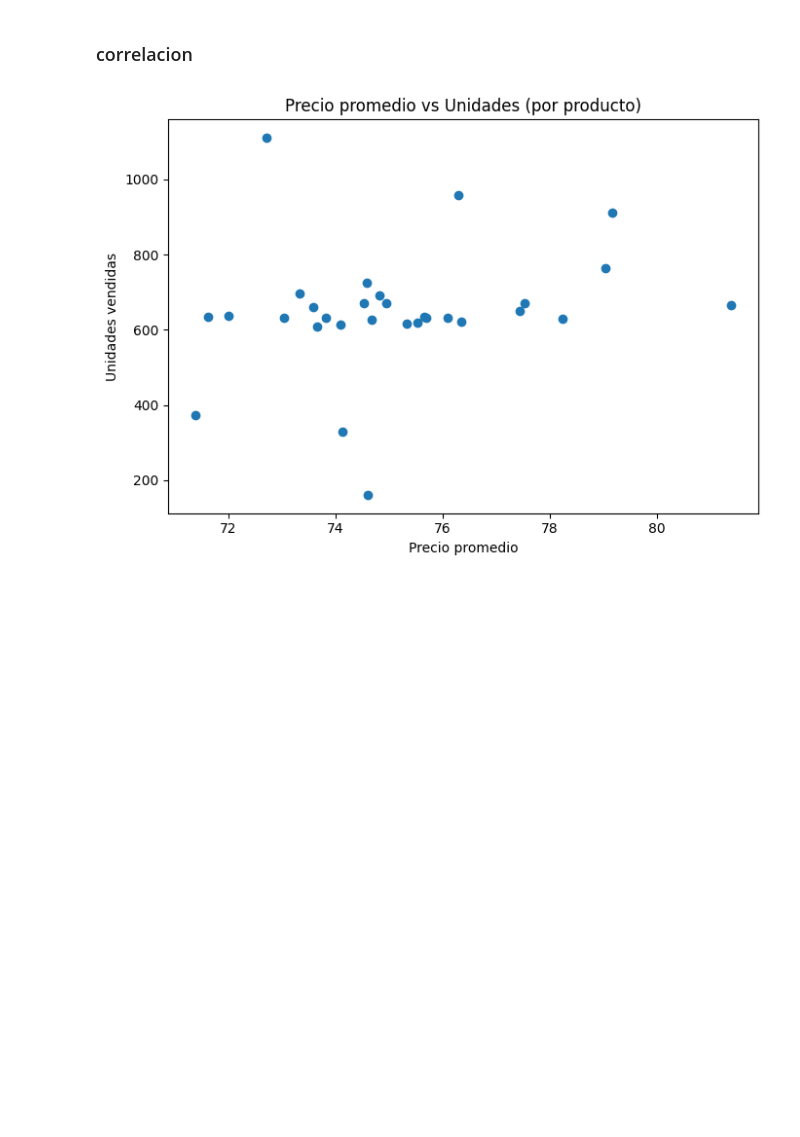
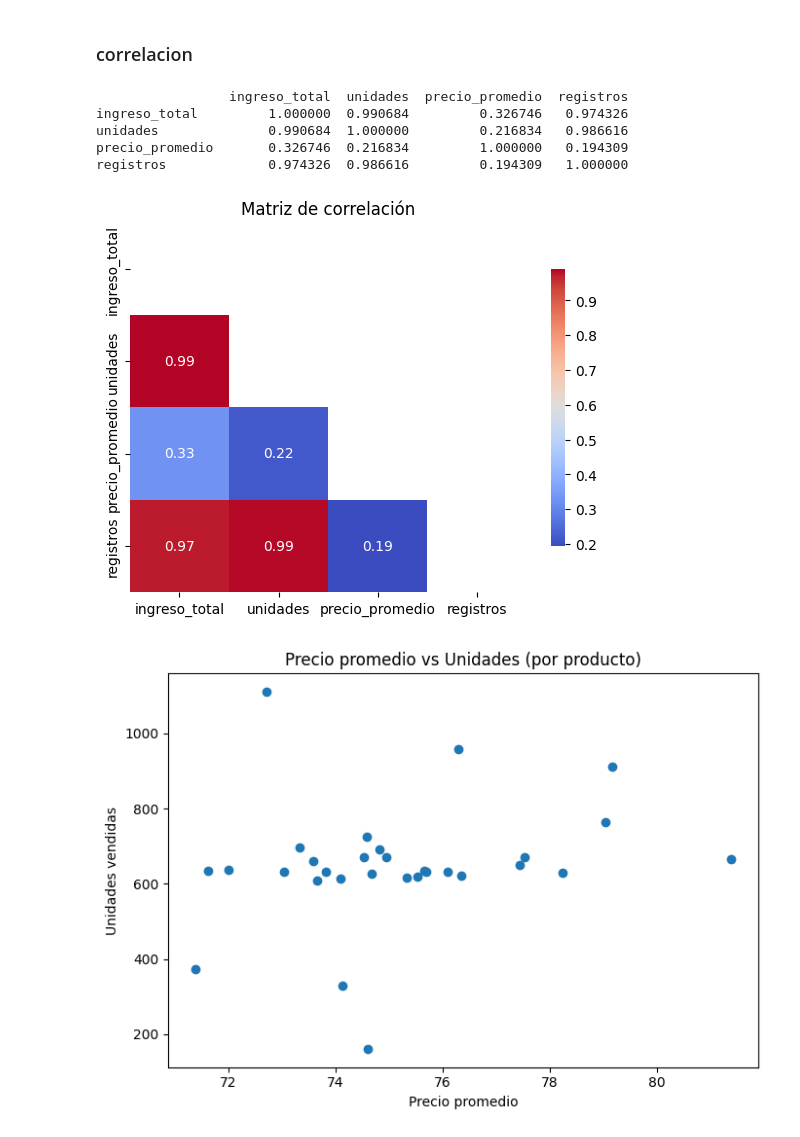
Before and after one commit to dataccounting/Sanvido-Gonzalo-comision-26252-TPI-data-analytics, a Jupyter notebook: Sanvido_Gonzalo_comision_25262_TPI_data_analytics.ipynb, the cells around one changed output. Cells and saved outputs as stored; diff of their text form; code cells hidden in the pictures; blank space fills up the shorter version.

```diff
--- a/Sanvido_Gonzalo_comision_25262_TPI_data_analytics.ipynb
+++ b/Sanvido_Gonzalo_comision_25262_TPI_data_analytics.ipynb
@@ -1409,6 +1409,41 @@ plt.show()
 [figure]
 # %% [markdown]
 ### correlacion
+# %%
+from matplotlib.typing import CoordsBaseType
+
+corr_val = df_prod.select_dtypes(include=np.number).corr()
+
+
+
+print(corr_val)
+# %% [output]
+                 ingreso_total  unidades  precio_promedio  registros
+ingreso_total         1.000000  0.990684         0.326746   0.974326
+unidades              0.990684  1.000000         0.216834   0.986616
+precio_promedio       0.326746  0.216834         1.000000   0.194309
+registros             0.974326  0.986616         0.194309   1.000000
+# %%
+# graficar la matriz de correlacion
+# CREAR LA MÁSCARA ---
+# np.triu() (Triangle Upper) crea una matriz booleana con 'True' en la diagonal
+# superior y 'False' en la diagonal inferior.
+# Los valores 'True' en la máscara ocultan las celdas en el heatmap.
+mask = np.triu(np.ones_like(corr_val, dtype=bool))
+
+sns.heatmap(
+    corr_val,           # El DataFrame con los valores de correlación
+    mask=mask,          # Aplicamos la máscara para ocultar la diagonal superior
+    annot=True,         # Muestra los valores de correlación en las celdas
+    cmap='coolwarm',    # Mapa de color
+    fmt=".2f",          # Formato de dos decimales
+    cbar_kws={"shrink": .75} # Ajusta el tamaño de la barra de color
+)
+
+plt.title('Matriz de correlación')
+plt.show()
+# %% [output]
+[figure, added]
 # %%
 
 # =========================================
```
Also changed, not shown: parts of 10 cells of this notebook.
